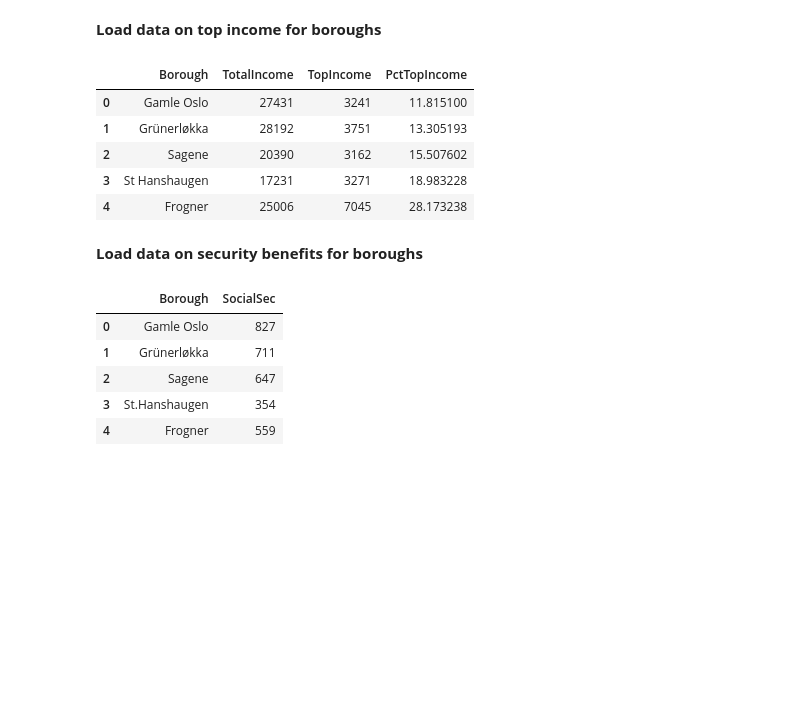
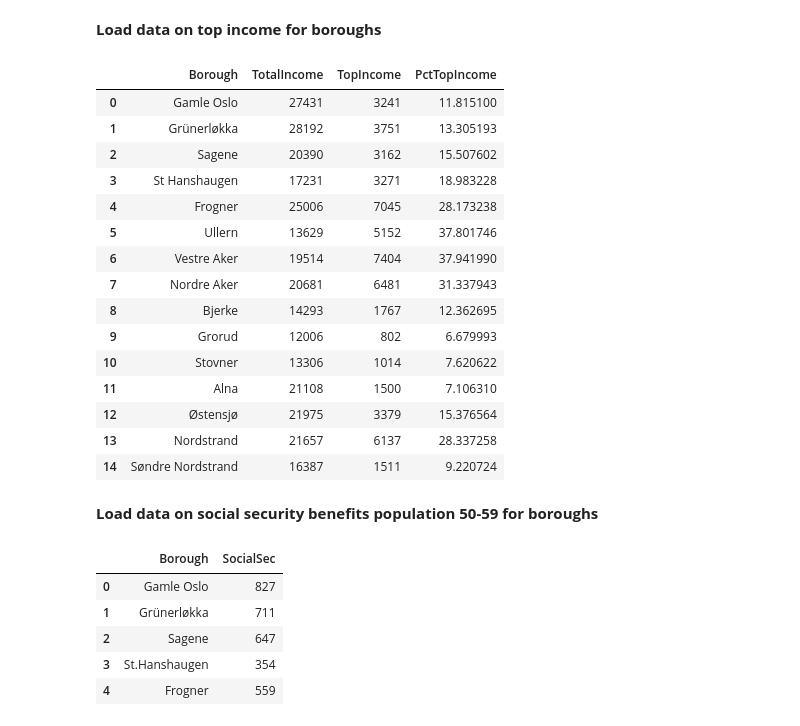
Before and after one commit to roylac/Coursera_Capstone, a Jupyter notebook: Capstone week 4.ipynb, the cells around one changed output. Cells and saved outputs as stored; diff of their text form; code cells hidden in the pictures; blank space fills up the shorter version.

```diff
--- a/Capstone week 4.ipynb
+++ b/Capstone week 4.ipynb
@@ -88,21 +119,31 @@ educationShare.head()
 # %%
 income_path="http://statistikkbanken.oslo.kommune.no/webview/velocity?headers=innt_num&stubs=geografi&innt_numslice=1&measure=common&geografislice=30101&virtualslice=brutto_sum_value&layers=kjonn_num&layers=virtual&layers=aar&aarslice=2017&study=http%3A%2F%2F192.168.101.44%3A80%2Fobj%2FfStudy%2Finntektintervall-ny&kjonn_numslice=1&mode=cube&innt_numsubset=1%2C18&virtualsubset=brutto_sum_value&v=2&aar=2017&kjonn_numsubset=1&aarsubset=2007+-+2017&geografisubset=30101+-+30115&measuretype=4&cube=http%3A%2F%2F192.168.101.44%3A80%2Fobj%2FfCube%2Finntektintervall-ny_C1&top=yes&executespreadsheet=true"
 income = pd.read_excel(income_path,skiprows=9,names=["Borough","TotalIncome","TopIncome"])
 income.replace({'Bydel ':''}, regex=True,inplace=True)
 income['Borough'] = income['Borough'].str.strip()
 incomeShare = income
 incomeShare['PctTopIncome'] = (incomeShare['TopIncome'] / incomeShare['TotalIncome']) *100
 incomeShare.set_index('Borough')
-incomeShare.head()
+incomeShare
 # %% [output]
 |  | Borough | TotalIncome | TopIncome | PctTopIncome |
 | 0 | Gamle Oslo | 27431 | 3241 | 11.815100 |
 | 1 | Grünerløkka | 28192 | 3751 | 13.305193 |
 | 2 | Sagene | 20390 | 3162 | 15.507602 |
 | 3 | St Hanshaugen | 17231 | 3271 | 18.983228 |
 | 4 | Frogner | 25006 | 7045 | 28.173238 |
+| 5 | Ullern | 13629 | 5152 | 37.801746 |
+| 6 | Vestre Aker | 19514 | 7404 | 37.941990 |
+| 7 | Nordre Aker | 20681 | 6481 | 31.337943 |
+| 8 | Bjerke | 14293 | 1767 | 12.362695 |
+| 9 | Grorud | 12006 | 802 | 6.679993 |
+| 10 | Stovner | 13306 | 1014 | 7.620622 |
+| 11 | Alna | 21108 | 1500 | 7.106310 |
+| 12 | Østensjø | 21975 | 3379 | 15.376564 |
+| 13 | Nordstrand | 21657 | 6137 | 28.337258 |
+| 14 | Søndre Nordstrand | 16387 | 1511 | 9.220724 |
 # %% [markdown]
-**Load data on security benefits for boroughs**
+**Load data on social security benefits population 50-59 for boroughs**
 # %%
 sociaSecurityAge50to59_path='http://statistikkbanken.oslo.kommune.no/webview/velocity?headers=r&Geografisubset=30101+-+30115&stubs=Geografi&measure=common&virtualslice=Antallpersoner_value&layers=Kjnn&layers=virtual&layers=Alder&study=http%3A%2F%2F192.168.101.44%3A80%2Fobj%2FfStudy%2Fufrepensjonister-antall-bydel-kjnn-alder31.12&Aldersubset=1%2C4&Alderslice=5&mode=cube&Geografislice=30101&virtualsubset=Antallpersoner_value&v=2&rsubset=2018&Alder=5&measuretype=4&rslice=2018&Kjnnsubset=1&cube=http%3A%2F%2F192.168.101.44%3A80%2Fobj%2FfCube%2Fufrepensjonister-antall-bydel-kjnn-alder31.12_C1&Kjnnslice=1&top=yes&executespreadsheet=true'
 sociaSecurityAge50to59 = pd.read_excel(sociaSecurityAge50to59_path,skiprows=9,names=["Borough","SocialSec"])
```
Also changed, not shown: parts of 152 cells of this notebook.
